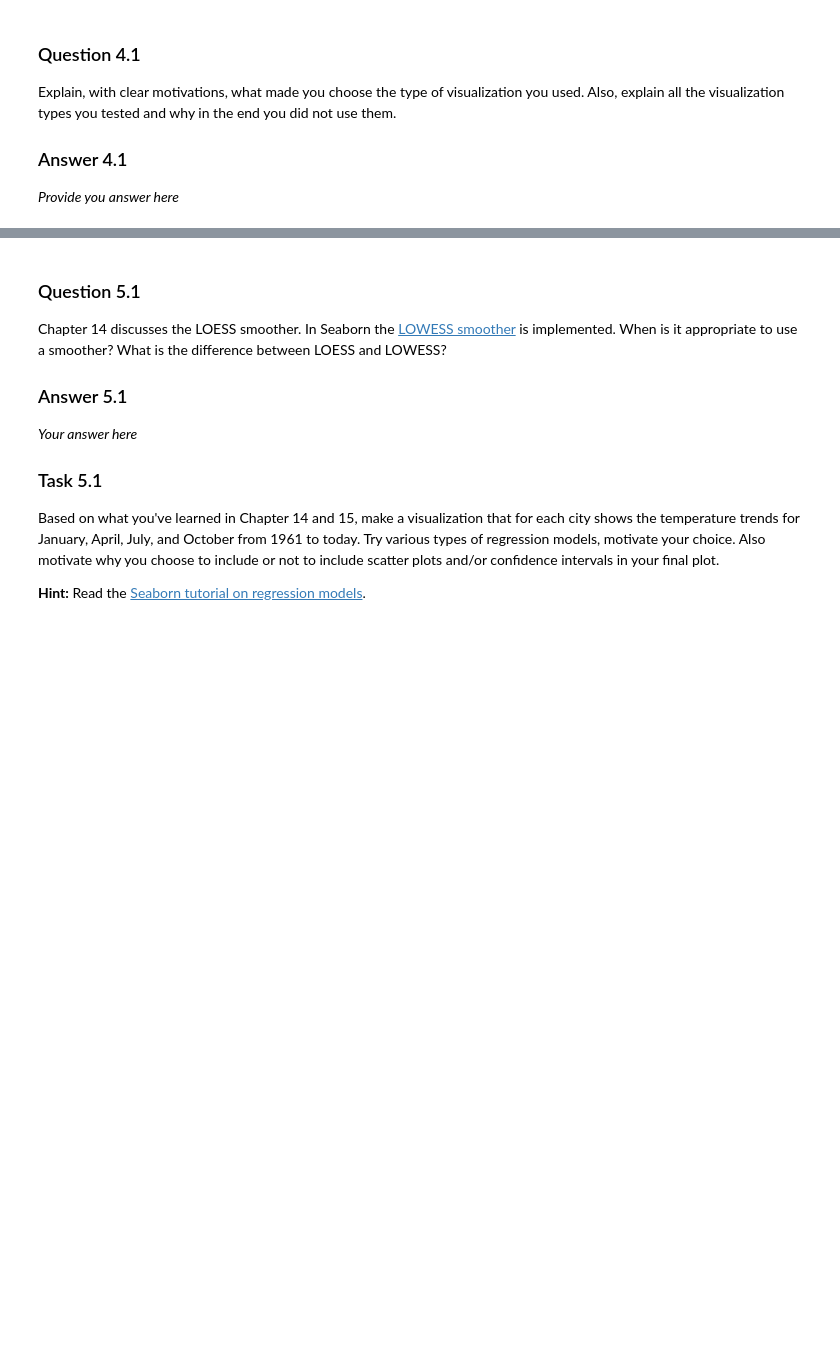
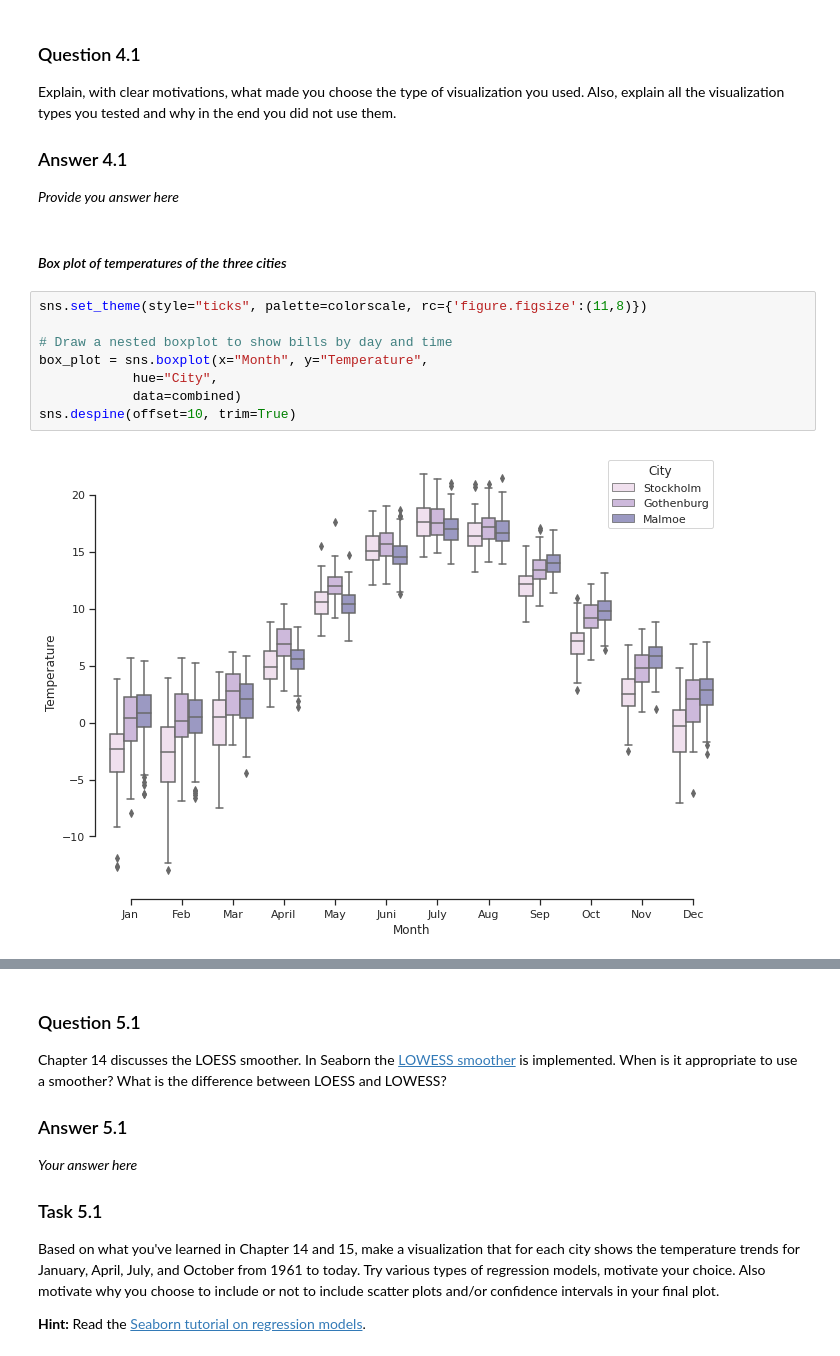
Before and after one commit to elvinafahlgren/Visualization, a Jupyter notebook: worksheet-2.ipynb, the cells around one changed output, grey strips where cells are left out. Saved outputs shown, nothing was run; the diff lists cells and outputs as text; blank space fills up the shorter version.

```diff
--- a/worksheet-2.ipynb
+++ b/worksheet-2.ipynb
@@ -216,3 +182,15 @@ Explain, with clear motivations, what made you choose the type of visualization
 
 ### Answer 4.1
 _Provide you answer here_
+# %% [markdown]
+#### *Box plot of temperatures of the three cities*
+# %%
+sns.set_theme(style="ticks", palette=colorscale, rc={'figure.figsize':(11,8)})
+
+# Draw a nested boxplot to show bills by day and time
+box_plot = sns.boxplot(x="Month", y="Temperature",
+            hue="City",
+            data=combined)
+sns.despine(offset=10, trim=True)
+# %% [output]
+[figure, added]
```
Also changed, not shown: parts of 21 cells of this notebook, 1 other file.
